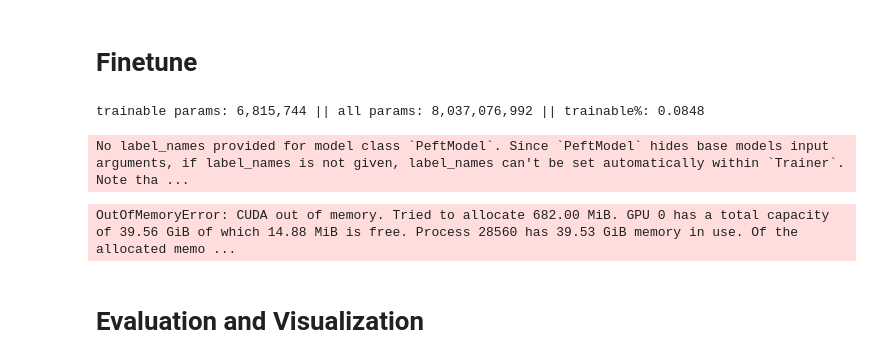
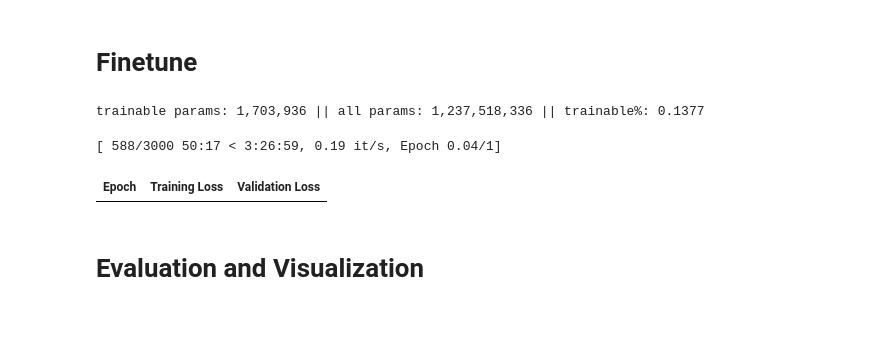
Before and after one commit to BreckEmert/repurposed-tokens-experiment, a Jupyter notebook: LoRA_sanity_run.ipynb, the cells around one changed output. Cells and saved outputs as stored; diff of their text form; code cells hidden in the pictures; blank space fills up the shorter version.

Commit message:
First fully working version

```diff
--- a/LoRA_sanity_run.ipynb
+++ b/LoRA_sanity_run.ipynb
@@ -356,13 +433,21 @@ This allows for
 # ──────────────────────────────────────────────────────────────
 # 3. Attach LoRA adapter to the model
 # ──────────────────────────────────────────────────────────────
+# Bnb config
+bnb_cfg = BitsAndBytesConfig(
+    load_in_4bit=True,
+    bnb_4bit_quant_type="nf4",
+    bnb_4bit_use_double_quant=True,
+    bnb_4bit_compute_dtype=torch.float16,  # Run this on T4s
+)
+
 # Load model and resize embeddings
 base_model = AutoModelForCausalLM.from_pretrained(
     MODEL_ID,
+    quantization_config=bnb_cfg,
     torch_dtype='auto',
-    load_in_4bit=True,
-    bnb_4bit_quant_type='nf4',
     device_map='auto',
+    # attn_implementation='flash_attention_2',  # Run this on A100, not T4
 )
 base_model.resize_token_embeddings(len(tok))
 
@@ -371,51 +456,81 @@ lora_cfg = LoraConfig(
     r=8,
     lora_alpha=32,
     target_modules=['q_proj', 'k_proj', 'v_proj', 'o_proj'],
+        # CONFIRM model.print_trainable_parameters() and verify non-zero count - if zero us full names
     lora_dropout=0.05,
     bias='none',
 )
 model = get_peft_model(base_model, lora_cfg)
 model.print_trainable_parameters()
+
+# Now that the model is made we can move this to the gpu
+if RUN.filler_tok:
+    RUN.filler_id.to(model.device)
 # %% [output]
-trainable params: 6,815,744 || all params: 8,037,076,992 || trainable%: 0.0848
+trainable params: 1,703,936 || all params: 1,237,518,336 || trainable%: 0.1377
 # %%
 # ──────────────────────────────────────────────────────────────
 # 4. Finetune
 # ──────────────────────────────────────────────────────────────
 args = TrainingArguments(
-    output_dir='ckpt_punct',
+    output_dir=os.path.join(MODEL_DIR, 'checkpoints'),
     label_names=['labels'],
     num_train_epochs=1,
     per_device_train_batch_size=8,
     gradient_accumulation_steps=4,  # 8*4 = 32 examples per optimizer step
-    learning_rate=2e-4,
+    learning_rate=1e-4,
+    lr_scheduler_type='cosine',
+    max_steps=3_000,
+    warmup_steps=200,
+    bf16=False,
     fp16=True,
+    fp16_full_eval=True,
     optim='paged_adamw_8bit',
     logging_steps=50,
     eval_strategy='epoch',
     save_strategy='no',
     report_to='none',  # DISABLE WANDB FOR QUICK RUNS
 )
 
 # Just pad/stacks
-data_collator = DataCollatorWithPadding(
-    tokenizer=tok,
-    pad_to_multiple_of=8,  # Only useful on A100
-    return_tensors='pt',  # I'm from tf so I'll be typing this :D
-)
+    # DCWP defaults to -100 for padding, so we're good there.
+    # HF documentation is unacceptable and trying to get their stuff to work is proving to be the worst use of time ever so I'm removing it
+# data_collator = DataCollatorWithPadding(
+#     tokenizer=tok,
+#     pad_to_multiple_of=8,  # Only useful on A100
+#     return_tensors='pt',  # I'm from tf so I'll be typing this :D
+# )
+def custom_data_collator(examples):
+    # Convert to tensors
+    input_ids = [torch.tensor(ex['input_ids'], dtype=torch.long)
+                 for ex in examples]
+    labels = [torch.tensor(ex['labels'], dtype=torch.long)
+              for ex in examples]
+
+    # Pad to same length
+    input_ids = pad_sequence(input_ids, batch_first=True,
+                             padding_value=tok.pad_token_id)
+    labels = pad_sequence(labels, batch_first=True,
+                          padding_value=tok.pad_token_id)
+
+    return {
+        'input_ids': input_ids,
+        'labels': labels,
+        'attention_mask': torch.ones_like(input_ids)
+    }
 
 trainer = Trainer(
     model=model,
     args=args,
     train_dataset=train_ds,
     eval_dataset=test_ds,
-    data_collator=data_collator,
+    data_collator=custom_data_collator,
 )
 
 # Train
 trainer.train()
 model.save_pretrained(MODEL_DIR)
 tok.save_pretrained(MODEL_DIR)
 # %% [output]
-No label_names provided for model class `PeftModel`. Since `PeftModel` hides base models input arguments, if label_names is not given, label_names can't be set automatically within `Trainer`. Note tha ...
+[ 588/3000 50:17 < 3:26:59, 0.19 it/s, Epoch 0.04/1]
-OutOfMemoryError: CUDA out of memory. Tried to allocate 682.00 MiB. GPU 0 has a total capacity of 39.56 GiB of which 14.88 MiB is free. Process 28560 has 39.53 GiB memory in use. Of the allocated memo ...
+| Epoch | Training Loss | Validation Loss |
```
Also changed, not shown: parts of 14 cells of this notebook.
